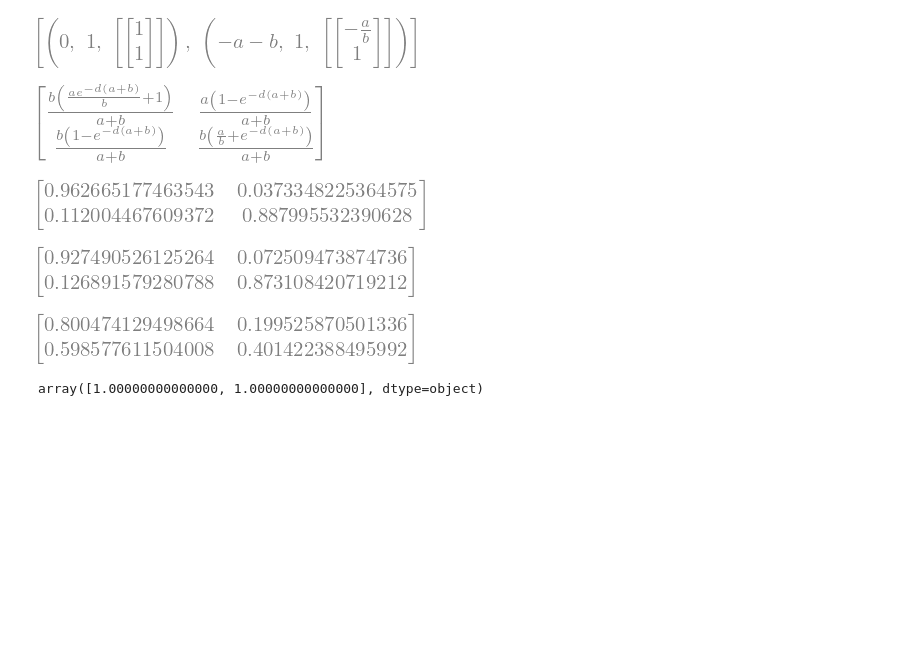
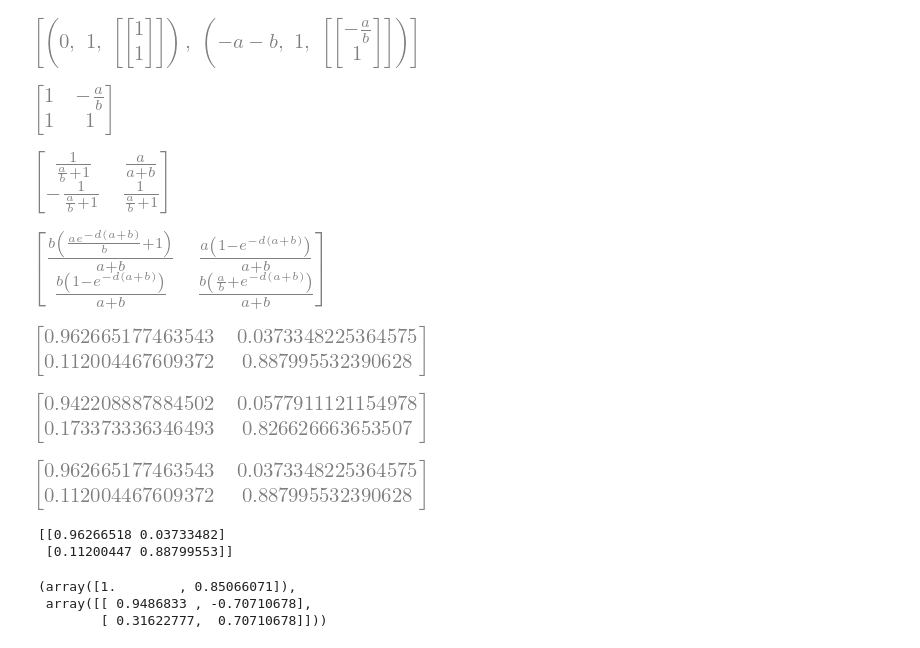
Before and after one commit to ottersome/StochasticProcesses, a Jupyter notebook: secondary_tools/This notebook whool.ipynb, the cells around one changed output. Cells and saved outputs as stored; diff of their text form; code cells hidden in the pictures; blank space fills up the shorter version.

```diff
--- a/secondary_tools/This notebook whool.ipynb
+++ b/secondary_tools/This notebook whool.ipynb
@@ -24,7 +24,12 @@ m.eigenvects()
 [figure]
 # %%
 E,S = m.diagonalize()
+display(E)
 Ei = E.inv()
+Ei
+# %% [output]
+[figure, added]
+[figure, added]
 # %%
 expo = E@sympy.exp(S)@Ei
 # %%
@@ -37,15 +42,17 @@ meep
 # %% [output]
 [figure]
 # %%
-meep.subs([(a,0.4),(b,1.2),(d,1/9.892302152041209)])
+woof = meep.subs([(a,0.4),(b,1.2),(d,1/9.892302152041209)])
-# %% [output]
-[figure, removed]
 # %%
-meep.subs([(a,0.8),(b,1.4),(d,1/9.892302152041209)])
+woof
 # %% [output]
-[figure, old version]
+[figure, new version]
+# %%
+meep.subs([(a,0.4),(b,1.2),(d,1/6.086469417296281)])
+# %% [output]
+[figure, added]
 # %%
-expo.subs([(a,0.4),(b,1.2),(d,1/9.892302152041209)])
+meep.subs([(a,0.4),(b,1.2),(d,1/9.892302152041209)])
 # %% [output]
-[figure, old version]
+[figure, new version]
 # %%
@@ -53,4 +60,9 @@ meepo = np.array(meep.subs([(a,0.4),(b,1.2),(d,1/9.892302152041209)]).tolist())
 # %%
-np.sum(meepo,axis=1)
+print(meepo)
+np.linalg.eig(np.transpose(meepo))
 # %% [output]
-array([1.00000000000000, 1.00000000000000], dtype=object)
+[[0.96266518 0.03733482]
+ [0.11200447 0.88799553]]
+(array([1.        , 0.85066071]),
+ array([[ 0.9486833 , -0.70710678],
+        [ 0.31622777,  0.70710678]]))
```
Also changed, not shown: parts of 13 cells of this notebook, 4 other files.
